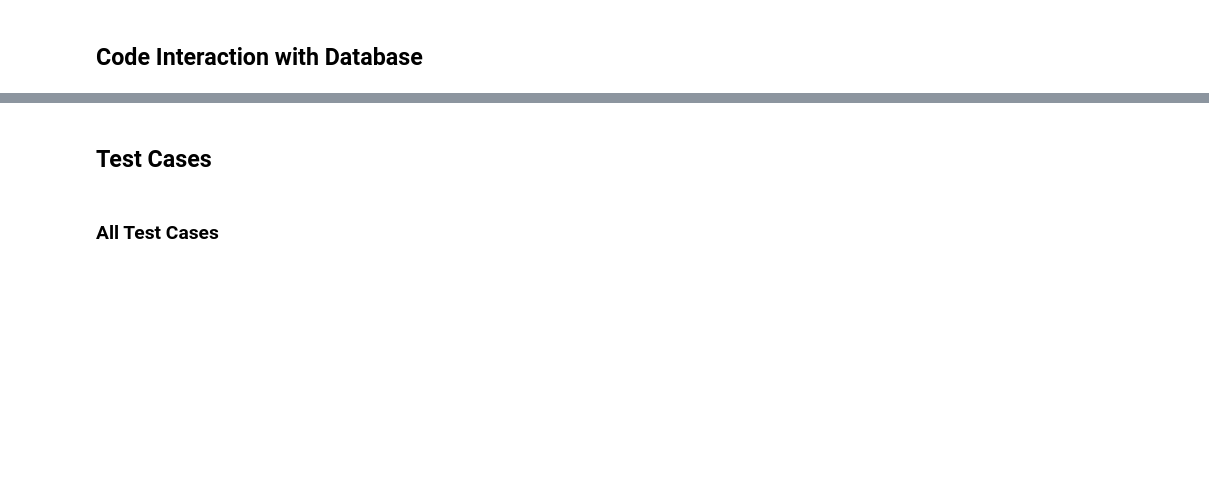
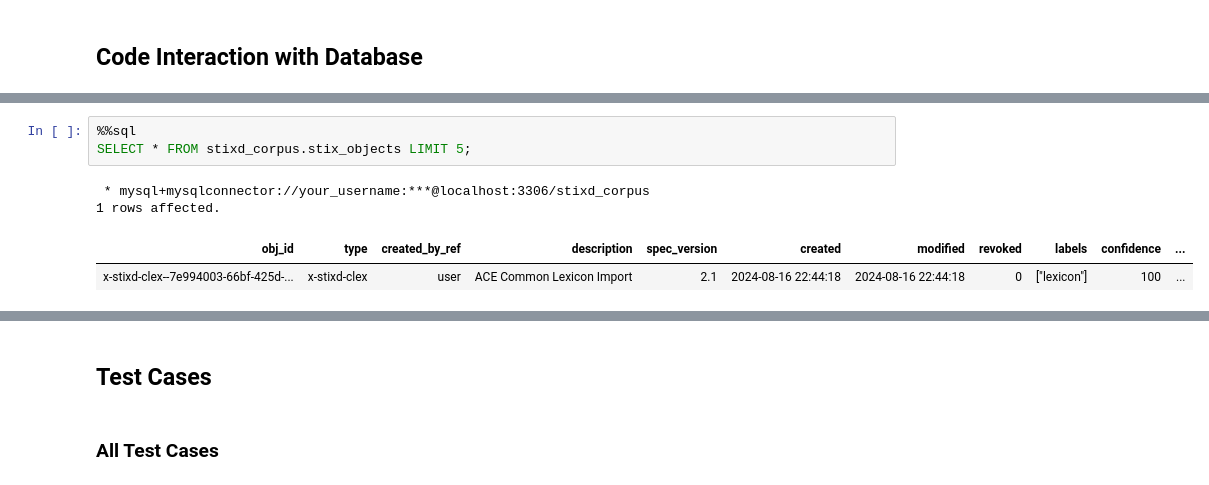
Before and after one commit to ciioprof0/stixd, a Jupyter notebook: ling508/demos/demo_clex_importer.ipynb, the cells around one changed output, grey strips where cells are left out. Cells and saved outputs as stored; diff of their text form; blank space fills up the shorter version.

```diff
--- a/ling508/demos/demo_clex_importer.ipynb
+++ b/ling508/demos/demo_clex_importer.ipynb
@@ -130,0 +174,8 @@ display(IFrame("http://localhost:5000/ling508/web/stixd.html", width=640, height
+# %%
+%%sql
+SELECT * FROM stixd_corpus.stix_objects LIMIT 5;
+# %% [output]
+ * mysql+mysqlconnector://your_username:***@localhost:3306/stixd_corpus
+1 rows affected.
+| obj_id | type | created_by_ref | description | spec_version | created | modified | revoked | labels | confidence | ... |
+| x-stixd-clex--7e994003-66bf-425d-... | x-stixd-clex | user | ACE Common Lexicon Import | 2.1 | 2024-08-16 22:44:18 | 2024-08-16 22:44:18 | 0 | ["lexicon"] | 100 | ... |
```
Also changed, not shown: parts of 19 cells of this notebook, 5 other files.
